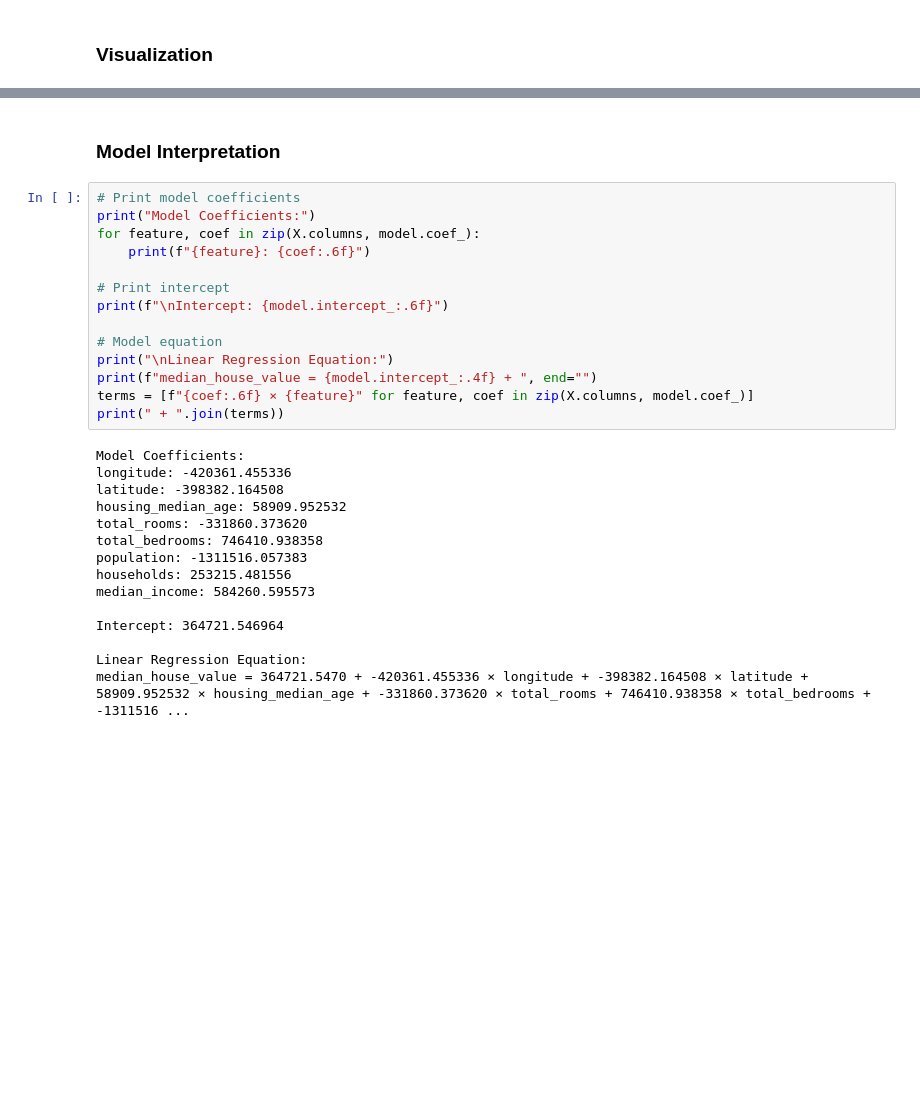
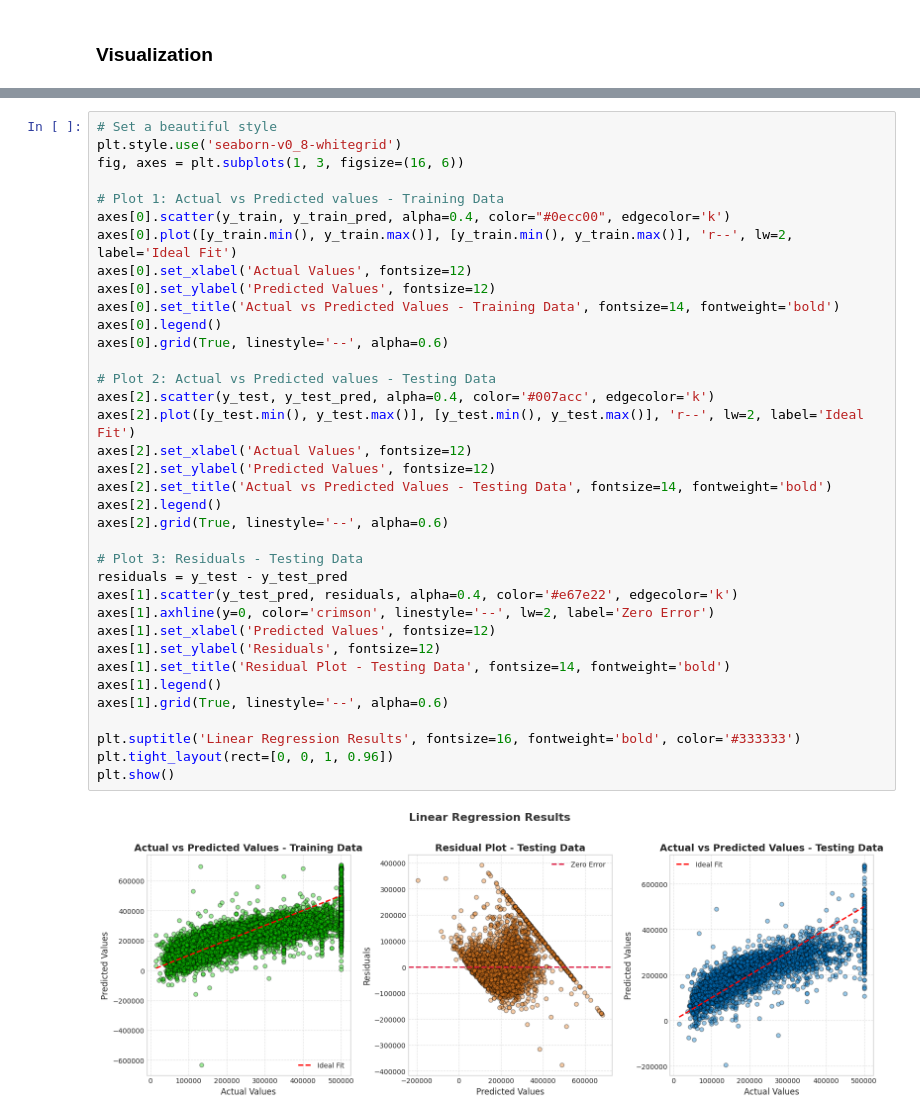
Before and after one commit to TridentifyIshaan/AIML_MiniProjects, a Jupyter notebook: 15.ipynb, the cells around one changed output, grey strips where cells are left out. Saved outputs shown, nothing was run; the diff lists cells and outputs as text; blank space fills up the shorter version.

Commit message:
Base Linear

```diff
--- a/15.ipynb
+++ b/15.ipynb
@@ -251,31 +223,38 @@ plt.show()
-# %% [markdown]
-### Model Interpretation
-# %%
-# Print model coefficients
-print("Model Coefficients:")
-for feature, coef in zip(X.columns, model.coef_):
-    print(f"{feature}: {coef:.6f}")
-
-# Print intercept
-print(f"\nIntercept: {model.intercept_:.6f}")
-
-# Model equation
-print("\nLinear Regression Equation:")
-print(f"median_house_value = {model.intercept_:.4f} + ", end="")
-terms = [f"{coef:.6f} × {feature}" for feature, coef in zip(X.columns, model.coef_)]
-print(" + ".join(terms))
-# %% [output]
-Model Coefficients:
-longitude: -420361.455336
-latitude: -398382.164508
-housing_median_age: 58909.952532
-total_rooms: -331860.373620
-total_bedrooms: 746410.938358
-population: -1311516.057383
-households: 253215.481556
-median_income: 584260.595573
-
-Intercept: 364721.546964
-
-Linear Regression Equation:
-median_house_value = 364721.5470 + -420361.455336 × longitude + -398382.164508 × latitude + 58909.952532 × housing_median_age + -331860.373620 × total_rooms + 746410.938358 × total_bedrooms + -1311516 ...
+# %%
+# Set a beautiful style
+plt.style.use('seaborn-v0_8-whitegrid')
+fig, axes = plt.subplots(1, 3, figsize=(16, 6))
+
+# Plot 1: Actual vs Predicted values - Training Data
+axes[0].scatter(y_train, y_train_pred, alpha=0.4, color="#0ecc00", edgecolor='k')
+axes[0].plot([y_train.min(), y_train.max()], [y_train.min(), y_train.max()], 'r--', lw=2, label='Ideal Fit')
+axes[0].set_xlabel('Actual Values', fontsize=12)
+axes[0].set_ylabel('Predicted Values', fontsize=12)
+axes[0].set_title('Actual vs Predicted Values - Training Data', fontsize=14, fontweight='bold')
+axes[0].legend()
+axes[0].grid(True, linestyle='--', alpha=0.6)
+
+# Plot 2: Actual vs Predicted values - Testing Data
+axes[2].scatter(y_test, y_test_pred, alpha=0.4, color='#007acc', edgecolor='k')
+axes[2].plot([y_test.min(), y_test.max()], [y_test.min(), y_test.max()], 'r--', lw=2, label='Ideal Fit')
+axes[2].set_xlabel('Actual Values', fontsize=12)
+axes[2].set_ylabel('Predicted Values', fontsize=12)
+axes[2].set_title('Actual vs Predicted Values - Testing Data', fontsize=14, fontweight='bold')
+axes[2].legend()
+axes[2].grid(True, linestyle='--', alpha=0.6)
+
+# Plot 3: Residuals - Testing Data
+residuals = y_test - y_test_pred
+axes[1].scatter(y_test_pred, residuals, alpha=0.4, color='#e67e22', edgecolor='k')
+axes[1].axhline(y=0, color='crimson', linestyle='--', lw=2, label='Zero Error')
+axes[1].set_xlabel('Predicted Values', fontsize=12)
+axes[1].set_ylabel('Residuals', fontsize=12)
+axes[1].set_title('Residual Plot - Testing Data', fontsize=14, fontweight='bold')
+axes[1].legend()
+axes[1].grid(True, linestyle='--', alpha=0.6)
+
+plt.suptitle('Linear Regression Results', fontsize=16, fontweight='bold', color='#333333')
+plt.tight_layout(rect=[0, 0, 1, 0.96])
+plt.show()
+# %% [output]
+[figure, added]
```
Also changed, not shown: parts of 3 cells of this notebook.
